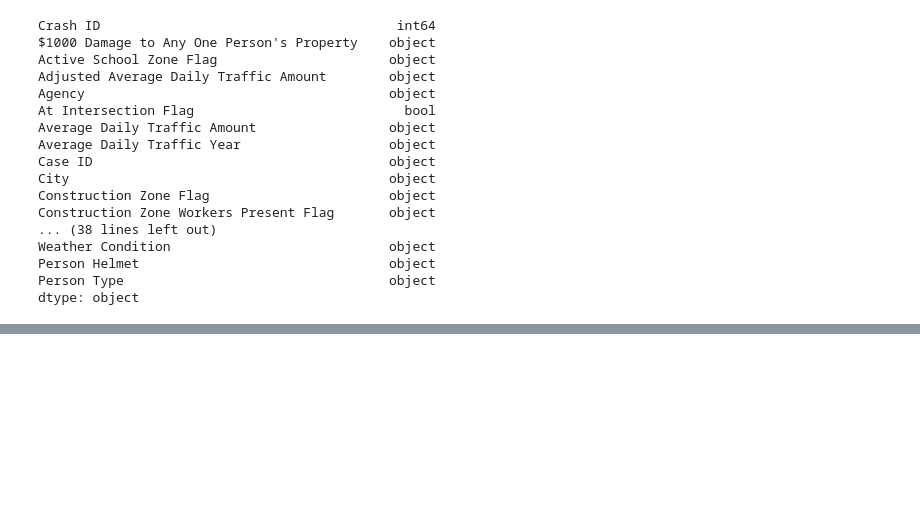
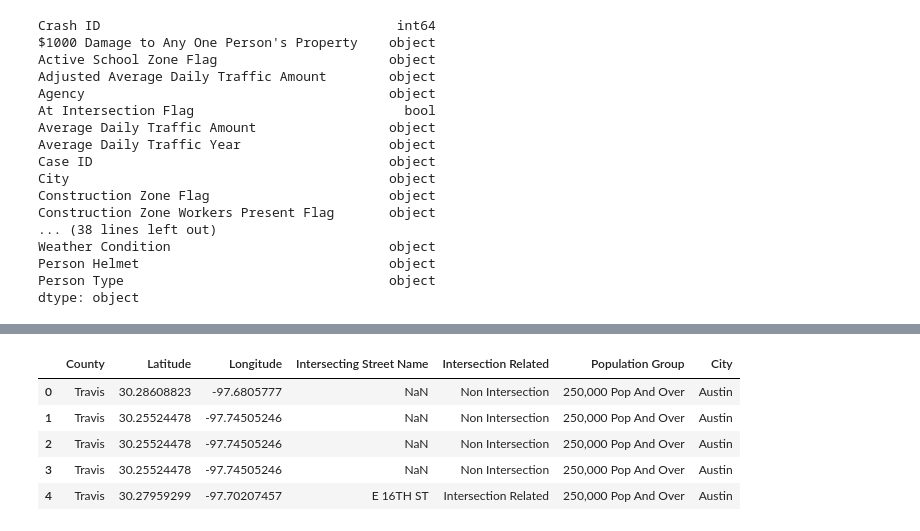
Before and after one commit to soonkienyuan/data-wrangling-school-project, a Jupyter notebook: phase 1.ipynb, the cells around one changed output, grey strips where cells are left out. Cells and saved outputs as stored; diff of their text form; code cells hidden in the pictures; blank space fills up the shorter version.

```diff
--- a/phase 1.ipynb
+++ b/phase 1.ipynb
@@ -84,0 +102,9 @@ super_grp
+# %%
+dataset.loc[:, list(super_grp["geo_info"])].head()
+# %% [output]
+|  | County | Latitude | Longitude | Intersecting Street Name | Intersection Related | Population Group | City |
+| 0 | Travis | 30.28608823 | -97.6805777 | NaN | Non Intersection | 250,000 Pop And Over | Austin |
+| 1 | Travis | 30.25524478 | -97.74505246 | NaN | Non Intersection | 250,000 Pop And Over | Austin |
+| 2 | Travis | 30.25524478 | -97.74505246 | NaN | Non Intersection | 250,000 Pop And Over | Austin |
+| 3 | Travis | 30.25524478 | -97.74505246 | NaN | Non Intersection | 250,000 Pop And Over | Austin |
+| 4 | Travis | 30.27959299 | -97.70207457 | E 16TH ST | Intersection Related | 250,000 Pop And Over | Austin |
```
Also changed, not shown: parts of 6 cells of this notebook, 1 other file.
